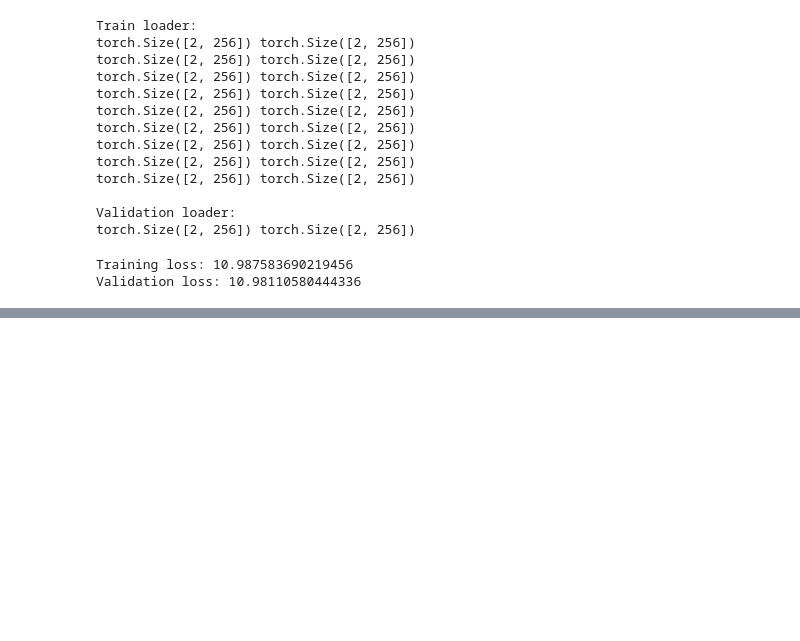
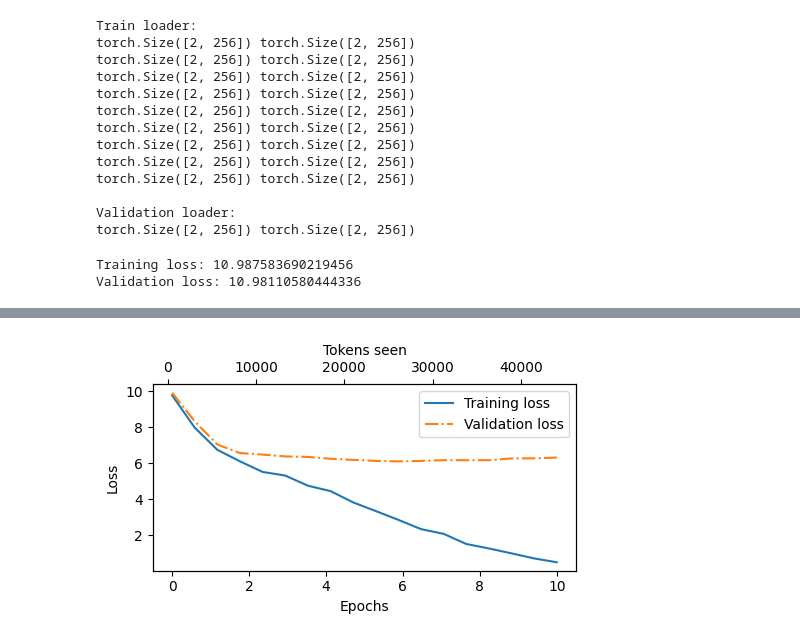
Before and after one commit to LoqmanSamani/llms, a Jupyter notebook: GPT-train.ipynb, the cells around one changed output, grey strips where cells are left out. Saved outputs shown, nothing was run; the diff lists cells and outputs as text; code cells hidden in the pictures; blank space fills up the shorter version.

```diff
--- a/GPT-train.ipynb
+++ b/GPT-train.ipynb
@@ -375,0 +402,17 @@ Validation loss: 10.98110580444336
+# %%
+def generate_and_print_sample(model, tokenizer, device, start_context):
+
+    model.eval()
+    context_size = model.position_embed.weight.shape[0]
+    encoded = text_to_token_ids(start_context, tokenizer).to(device)
+    with torch.no_grad():
+        token_ids = generate_text_simple(
+            model=model,
+            idx=encoded,
+            max_new_tokens=50,
+            context_size=context_size
+        )
+
+    decoded_text = token_ids_to_text(token_ids, tokenizer)
+    print(decoded_text.replace("\n", " "))
+    model.train()
@@ -375,0 +508,22 @@ Validation loss: 10.98110580444336
+# %%
+def plot_losses(epochs_seen, tokens_seen, train_losses, val_losses):
+
+    fig, ax1 = plt.subplots(figsize=(5, 3))
+    ax1.plot(epochs_seen, train_losses, label="Training loss")
+    ax1.plot(
+        epochs_seen, val_losses, linestyle="-.", label="Validation loss"
+    )
+    ax1.set_xlabel("Epochs")
+    ax1.set_ylabel("Loss")
+    ax1.legend(loc="upper right")
+    ax1.xaxis.set_major_locator(MaxNLocator(integer=True))
+    ax2 = ax1.twiny()
+    ax2.plot(tokens_seen, train_losses, alpha=0)
+    ax2.set_xlabel("Tokens seen")
+    fig.tight_layout()
+    plt.show()
+# %%
+epochs_tensor = torch.linspace(0, num_epochs, len(train_losses))
+plot_losses(epochs_tensor, tokens_seen, train_losses, val_losses)
+# %% [output]
+[figure, added]
```
Also changed, not shown: parts of 9 cells of this notebook, 1 other file.
